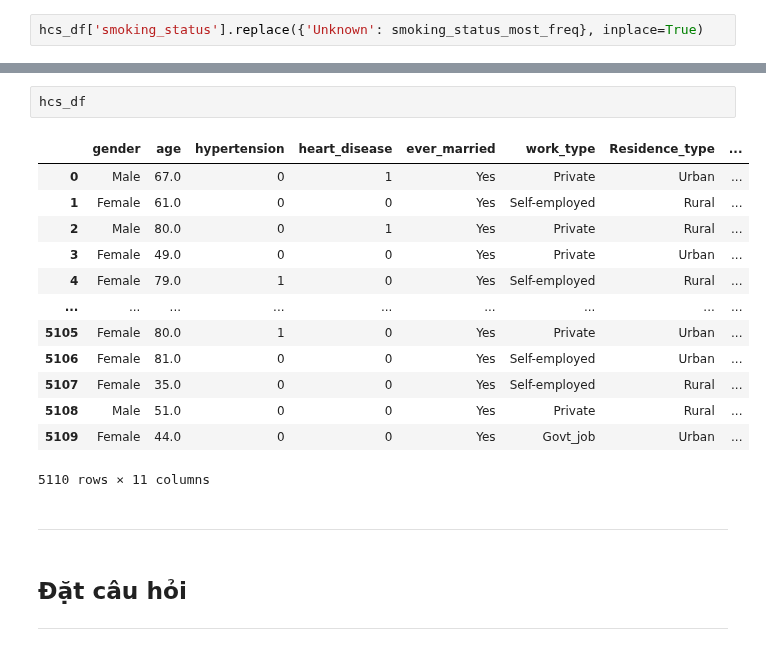
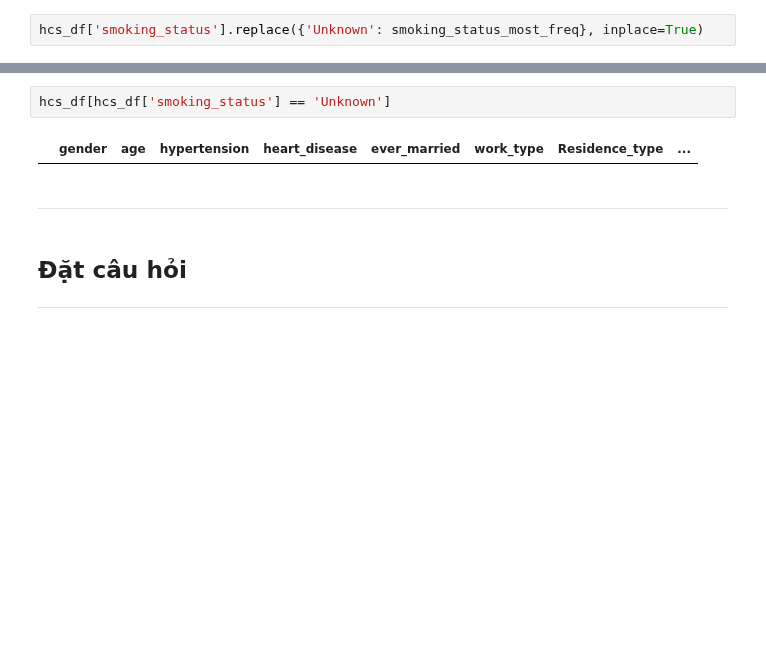
Before and after one commit to luthevy/LTKHDL_Final, a Jupyter notebook: vỹ.ipynb, the cells around one changed output, grey strips where cells are left out. Cells and saved outputs as stored; diff of their text form; blank space fills up the shorter version.

```diff
--- a/vỹ.ipynb
+++ b/vỹ.ipynb
@@ -321,19 +327,7 @@ hcs_df['smoking_status'].replace({'Unknown': smoking_status_most_freq}, inplace=
 # %%
-hcs_df
+hcs_df[hcs_df['smoking_status'] == 'Unknown']
 # %% [output]
 |  | gender | age | hypertension | heart_disease | ever_married | work_type | Residence_type | ... |
-| 0 | Male | 67.0 | 0 | 1 | Yes | Private | Urban | ... |
-| 1 | Female | 61.0 | 0 | 0 | Yes | Self-employed | Rural | ... |
-| 2 | Male | 80.0 | 0 | 1 | Yes | Private | Rural | ... |
-| 3 | Female | 49.0 | 0 | 0 | Yes | Private | Urban | ... |
-| 4 | Female | 79.0 | 1 | 0 | Yes | Self-employed | Rural | ... |
-| ... | ... | ... | ... | ... | ... | ... | ... | ... |
-| 5105 | Female | 80.0 | 1 | 0 | Yes | Private | Urban | ... |
-| 5106 | Female | 81.0 | 0 | 0 | Yes | Self-employed | Urban | ... |
-| 5107 | Female | 35.0 | 0 | 0 | Yes | Self-employed | Rural | ... |
-| 5108 | Male | 51.0 | 0 | 0 | Yes | Private | Rural | ... |
-| 5109 | Female | 44.0 | 0 | 0 | Yes | Govt_job | Urban | ... |
-5110 rows × 11 columns
 # %% [markdown]
 ___
 # %% [markdown]
```
Also changed, not shown: parts of 40 cells of this notebook.
